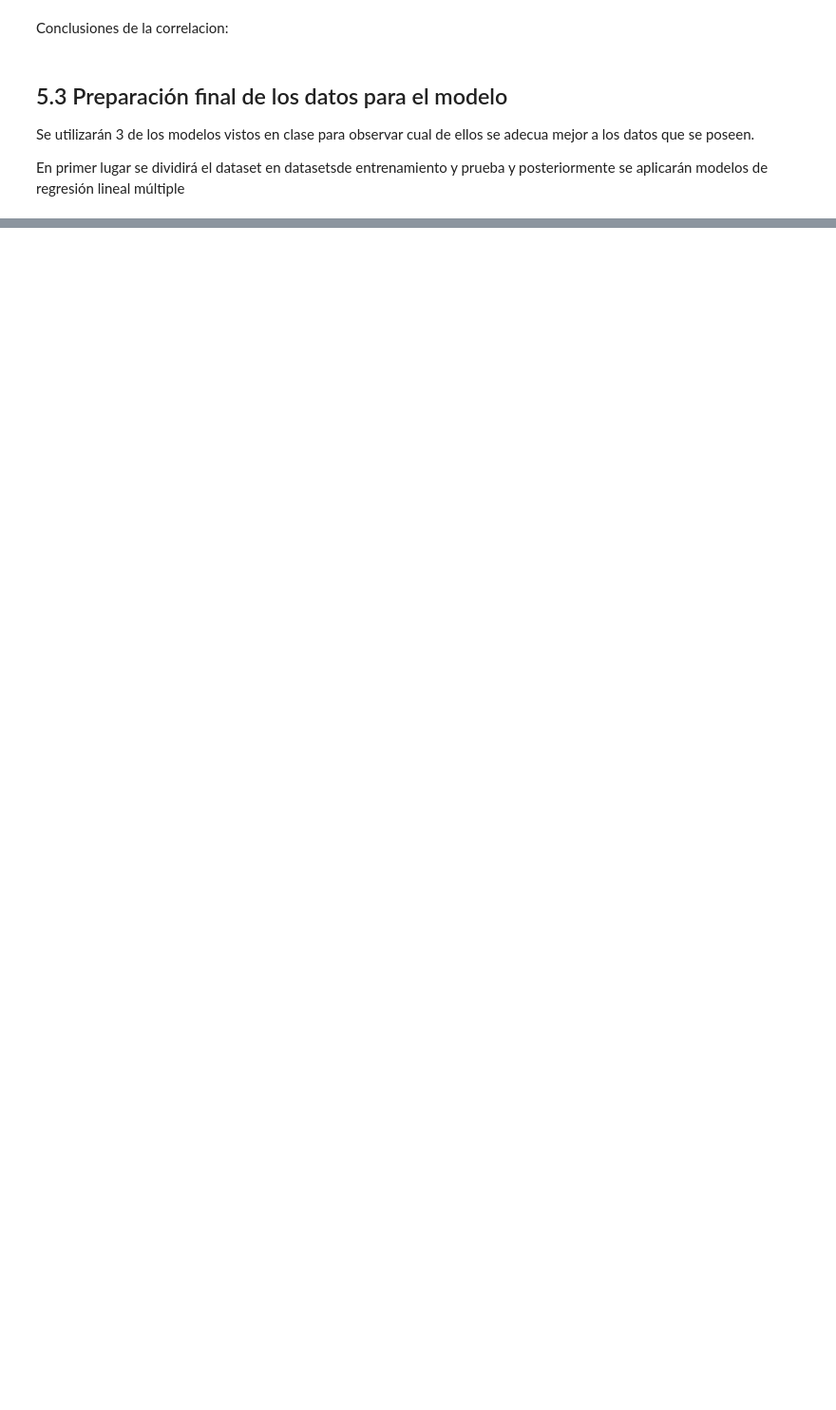
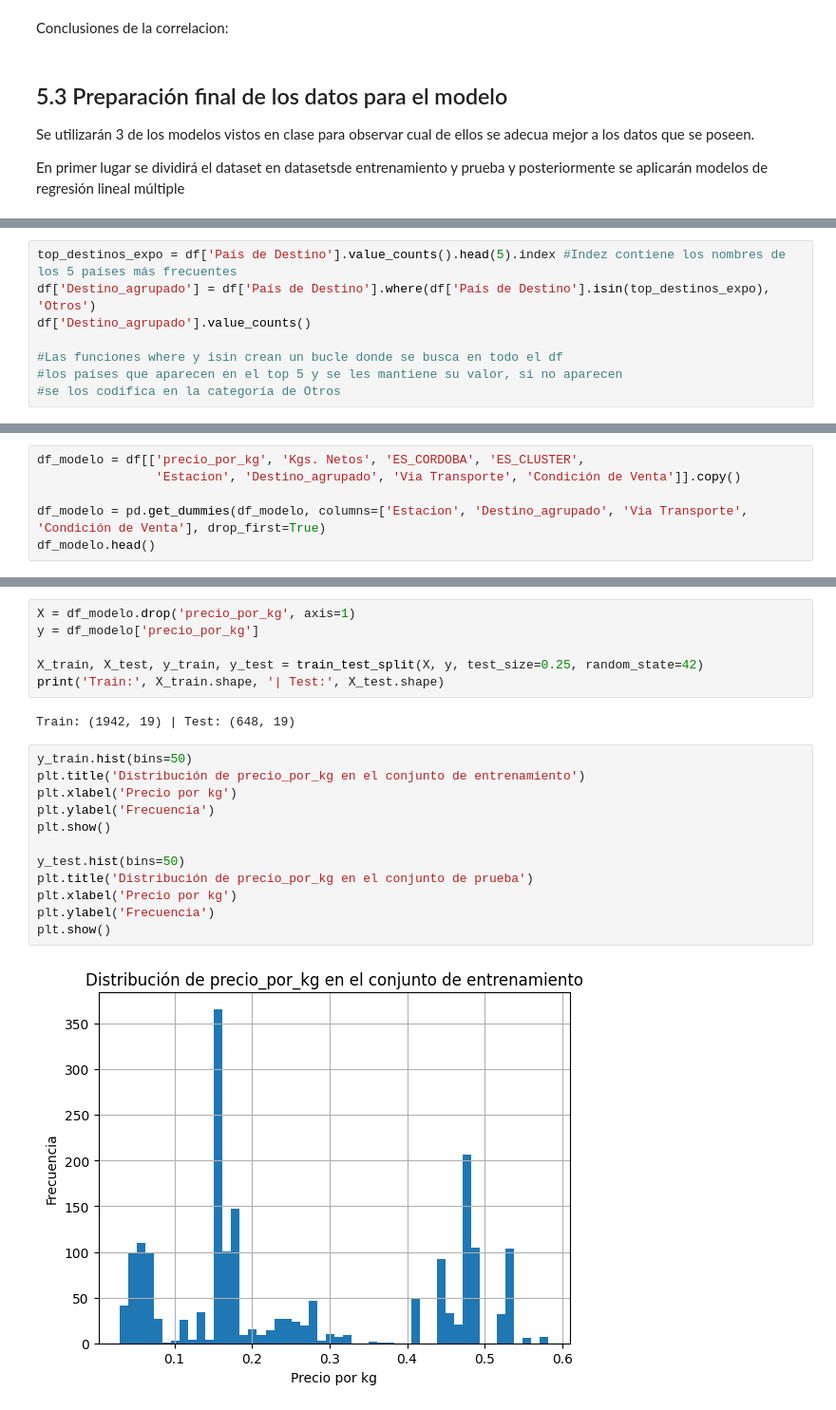
Before and after one commit to Renata-Bilotti/Hackatho-Grupo-4, a Jupyter notebook: Hacathon_Grupo_4_Mercado_de_Alfalfa.ipynb, the cells around one changed output, grey strips where cells are left out. Shown at 95% size. Saved outputs shown, nothing was run; the diff lists cells and outputs as text; blank space fills up the shorter version.

Commit message:
Sexto cambio: finalización de la construcción de tres modelos de regresión. Es necesario hacer un correcto y completo análisis de todos los resultados obtenidos.

```diff
--- a/Hacathon_Grupo_4_Mercado_de_Alfalfa.ipynb
+++ b/Hacathon_Grupo_4_Mercado_de_Alfalfa.ipynb
@@ -1417,0 +1423,8 @@ En primer lugar se dividirá el dataset en datasetsde entrenamiento y prueba y p
+# %%
+top_destinos_expo = df['País de Destino'].value_counts().head(5).index #Indez contiene los nombres de los 5 países más frecuentes
+df['Destino_agrupado'] = df['País de Destino'].where(df['País de Destino'].isin(top_destinos_expo), 'Otros')
+df['Destino_agrupado'].value_counts()
+
+#Las funciones where y isin crean un bucle donde se busca en todo el df
+#los países que aparecen en el top 5 y se les mantiene su valor, si no aparecen
+#se los codifica en la categoría de Otros
@@ -1417,0 +1443,6 @@ En primer lugar se dividirá el dataset en datasetsde entrenamiento y prueba y p
+# %%
+df_modelo = df[['precio_por_kg', 'Kgs. Netos', 'ES_CORDOBA', 'ES_CLUSTER',
+                'Estacion', 'Destino_agrupado', 'Via Transporte', 'Condición de Venta']].copy()
+
+df_modelo = pd.get_dummies(df_modelo, columns=['Estacion', 'Destino_agrupado', 'Via Transporte', 'Condición de Venta'], drop_first=True)
+df_modelo.head()
@@ -1417,0 +1460,22 @@ En primer lugar se dividirá el dataset en datasetsde entrenamiento y prueba y p
+# %%
+X = df_modelo.drop('precio_por_kg', axis=1)
+y = df_modelo['precio_por_kg']
+
+X_train, X_test, y_train, y_test = train_test_split(X, y, test_size=0.25, random_state=42)
+print('Train:', X_train.shape, '| Test:', X_test.shape)
+# %% [output]
+Train: (1942, 19) | Test: (648, 19)
+# %%
+y_train.hist(bins=50)
+plt.title('Distribución de precio_por_kg en el conjunto de entrenamiento')
+plt.xlabel('Precio por kg')
+plt.ylabel('Frecuencia')
+plt.show()
+
+y_test.hist(bins=50)
+plt.title('Distribución de precio_por_kg en el conjunto de prueba')
+plt.xlabel('Precio por kg')
+plt.ylabel('Frecuencia')
+plt.show()
+# %% [output]
+[figure, added]
```
Also changed, not shown: parts of 32 cells of this notebook.
